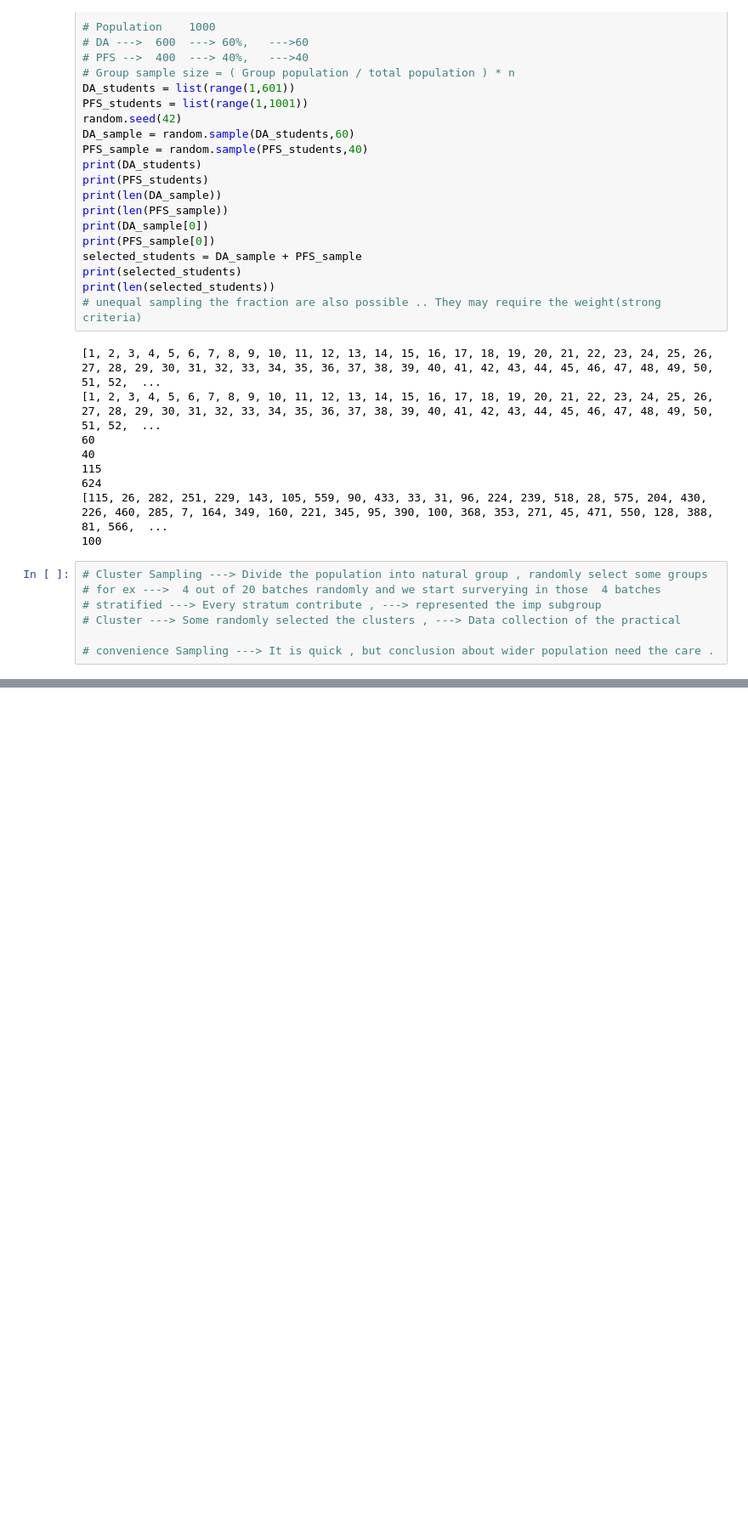
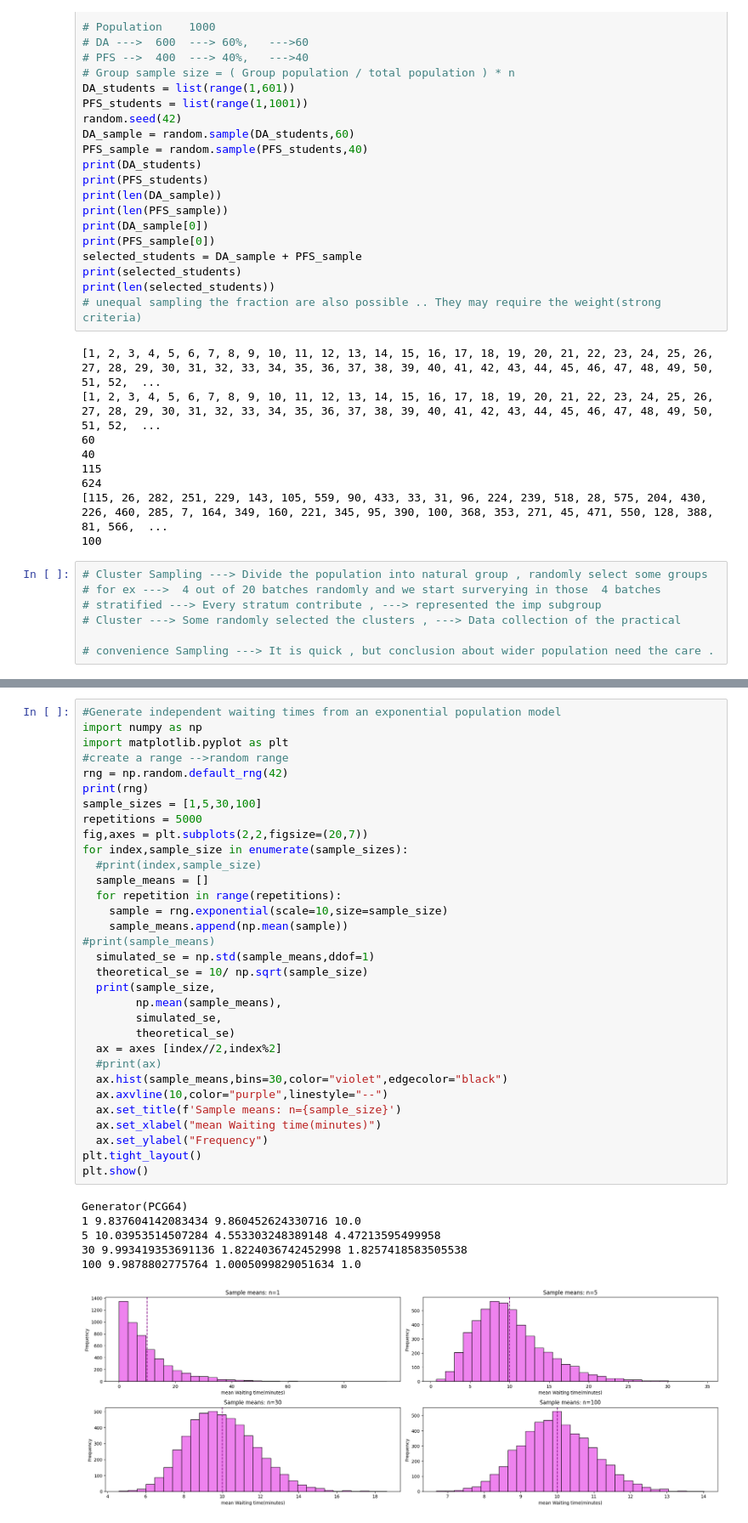
Before and after one commit to neerukondaramalakshmi2005-dotcom/DA-VSP-004-005-006---STATISTICS, a Jupyter notebook: STATISTICS.ipynb, the cells around one changed output, grey strips where cells are left out. Shown at 85% size. Cells and saved outputs as stored; diff of their text form; blank space fills up the shorter version.

```diff
--- a/STATISTICS.ipynb
+++ b/STATISTICS.ipynb
@@ -1103,0 +1256,39 @@ print(len(selected_students))
+# %%
+#Generate independent waiting times from an exponential population model
+import numpy as np
+import matplotlib.pyplot as plt
+#create a range -->random range
+rng = np.random.default_rng(42)
+print(rng)
+sample_sizes = [1,5,30,100]
+repetitions = 5000
+fig,axes = plt.subplots(2,2,figsize=(20,7))
+for index,sample_size in enumerate(sample_sizes):
+  #print(index,sample_size)
+  sample_means = []
+  for repetition in range(repetitions):
+    sample = rng.exponential(scale=10,size=sample_size)
+    sample_means.append(np.mean(sample))
+#print(sample_means)
+  simulated_se = np.std(sample_means,ddof=1)
+  theoretical_se = 10/ np.sqrt(sample_size)
+  print(sample_size,
+        np.mean(sample_means),
+        simulated_se,
+        theoretical_se)
+  ax = axes [index//2,index%2]
+  #print(ax)
+  ax.hist(sample_means,bins=30,color="violet",edgecolor="black")
+  ax.axvline(10,color="purple",linestyle="--")
+  ax.set_title(f'Sample means: n={sample_size}')
+  ax.set_xlabel("mean Waiting time(minutes)")
+  ax.set_ylabel("Frequency")
+plt.tight_layout()
+plt.show()
+# %% [output]
+Generator(PCG64)
+1 9.837604142083434 9.860452624330716 10.0
+5 10.03953514507284 4.553303248389148 4.47213595499958
+30 9.993419353691136 1.8224036742452998 1.8257418583505538
+100 9.9878802775764 1.0005099829051634 1.0
+[figure, added]
```
Also changed, not shown: parts of 9 cells of this notebook.
